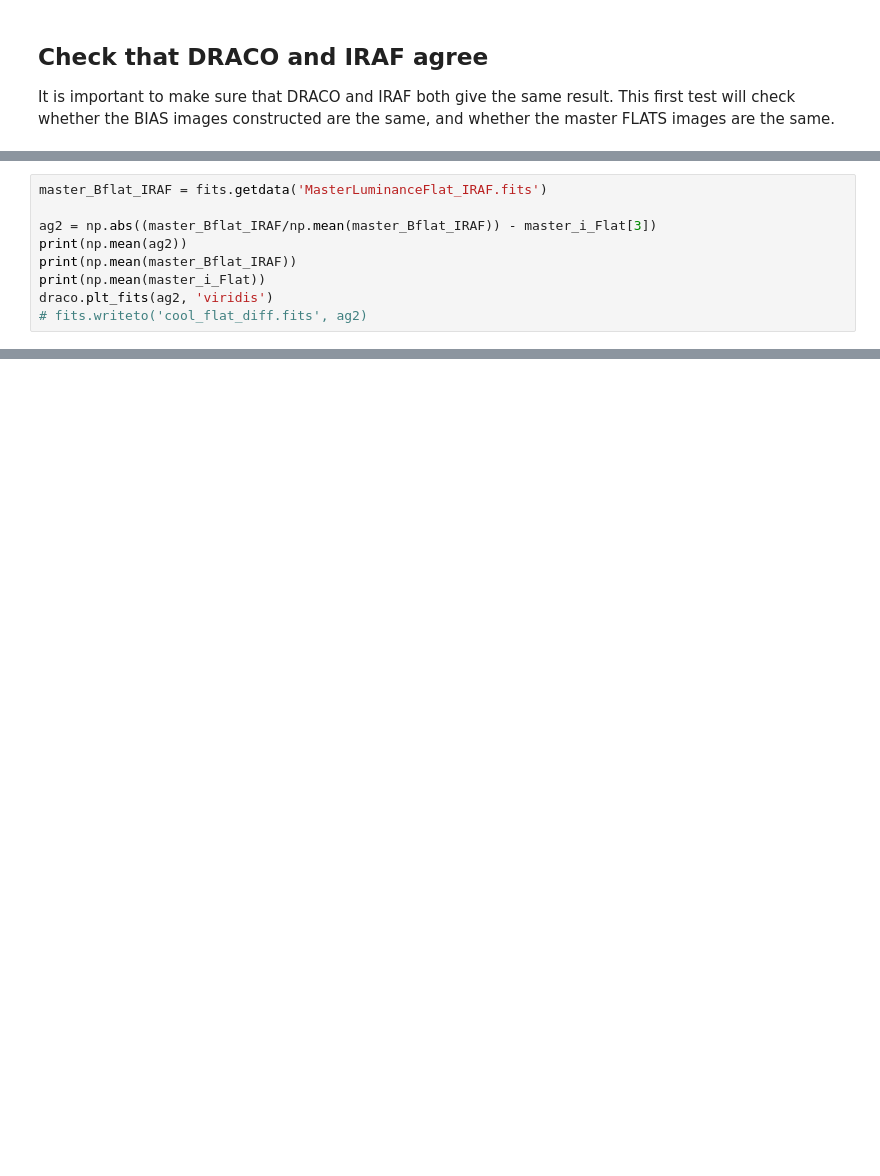
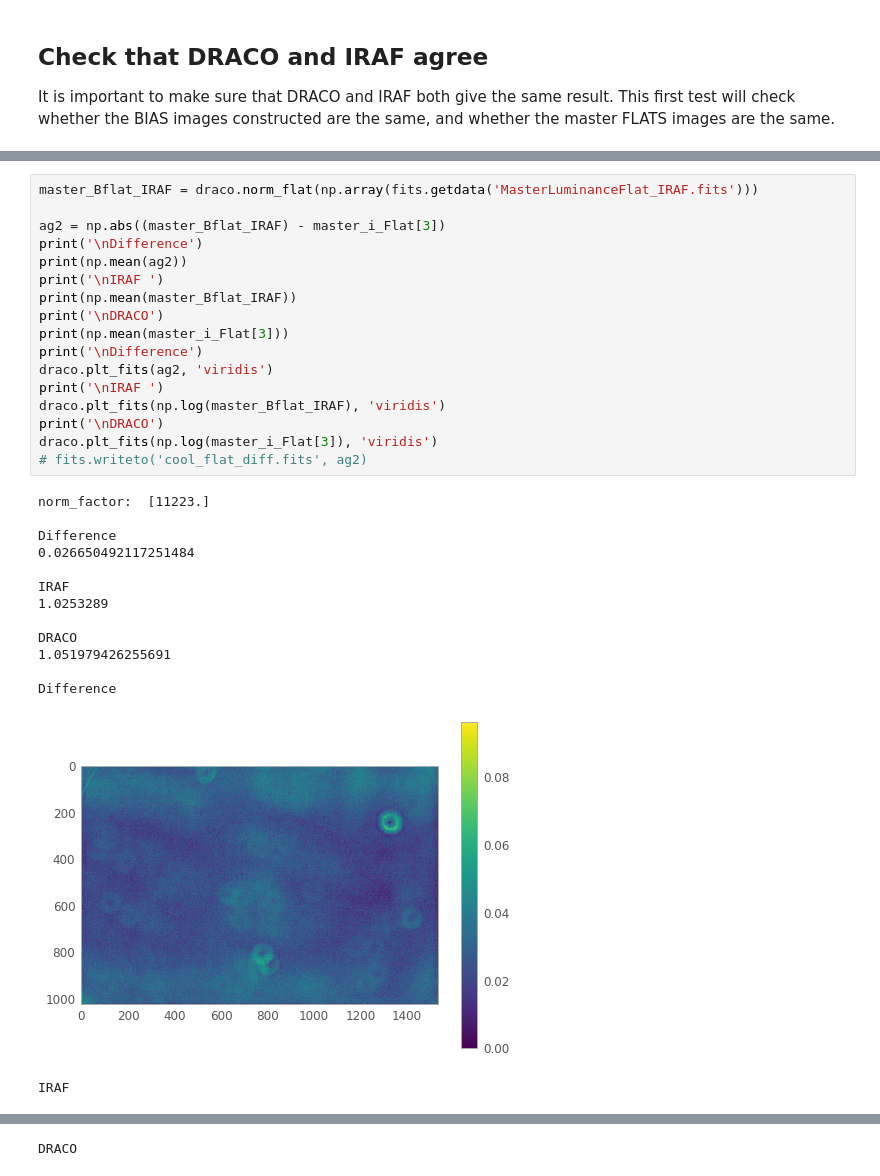
Before and after one commit to Mucephie/DORADO, a Jupyter notebook: im_reduc.ipynb, the cells around one changed output, grey strips where cells are left out. Drawn from its saved outputs; the diff is of its cells as text; blank space fills up the shorter version.

```diff
--- a/im_reduc.ipynb
+++ b/im_reduc.ipynb
@@ -98,9 +184,32 @@ draco.plt_fits(ag, 'viridis')
 # %%
-master_Bflat_IRAF = fits.getdata('MasterLuminanceFlat_IRAF.fits')
+master_Bflat_IRAF = draco.norm_flat(np.array(fits.getdata('MasterLuminanceFlat_IRAF.fits')))
 
-ag2 = np.abs((master_Bflat_IRAF/np.mean(master_Bflat_IRAF)) - master_i_Flat[3])
+ag2 = np.abs((master_Bflat_IRAF) - master_i_Flat[3])
+print('\nDifference')
 print(np.mean(ag2))
+print('\nIRAF ')
 print(np.mean(master_Bflat_IRAF))
-print(np.mean(master_i_Flat))
+print('\nDRACO')
+print(np.mean(master_i_Flat[3]))
+print('\nDifference')
 draco.plt_fits(ag2, 'viridis')
+print('\nIRAF ')
+draco.plt_fits(np.log(master_Bflat_IRAF), 'viridis')
+print('\nDRACO')
+draco.plt_fits(np.log(master_i_Flat[3]), 'viridis')
 # fits.writeto('cool_flat_diff.fits', ag2)
+# %% [output]
+norm_factor:  [11223.]
+
+Difference
+0.026650492117251484
+
+IRAF
+1.0253289
+
+DRACO
+1.051979426255691
+
+Difference
+[figure, added]
+IRAF
@@ -106,0 +217 @@ draco.plt_fits(ag2, 'viridis')
+DRACO
```
Also changed, not shown: parts of 6 cells of this notebook.
